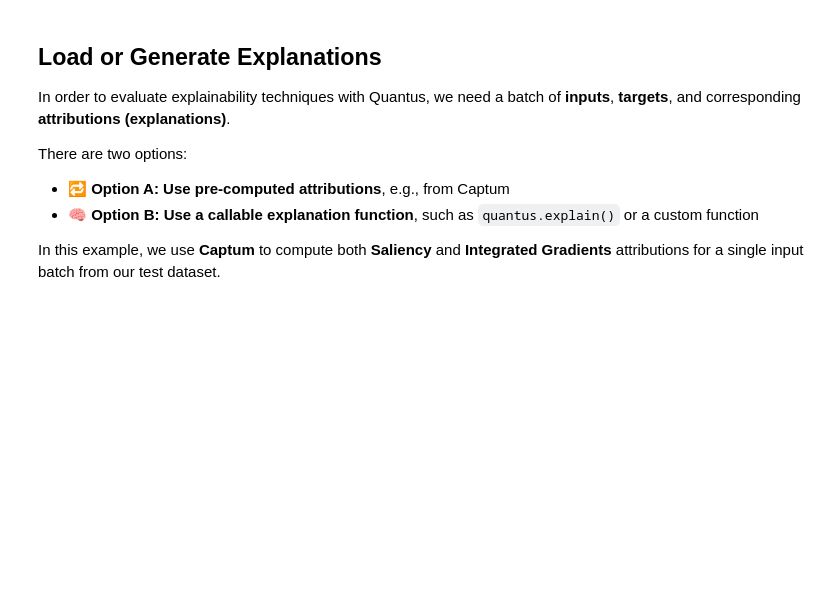
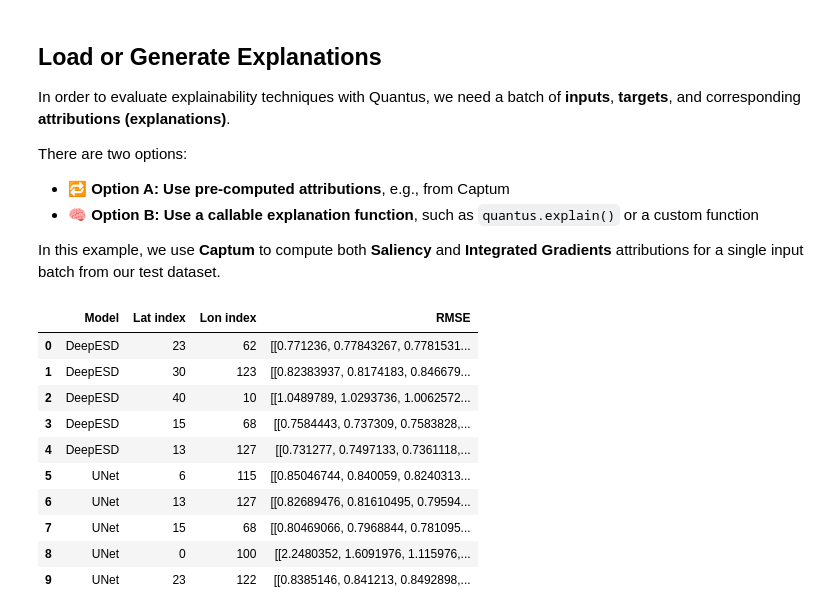
Before and after one commit to aperezvelasco/clear-climate-ws4, a Jupyter notebook: notebooks/explainability.ipynb, the cells around one changed output. Cells and saved outputs as stored; diff of their text form; code cells hidden in the pictures; blank space fills up the shorter version.

```diff
--- a/notebooks/explainability.ipynb
+++ b/notebooks/explainability.ipynb
@@ -151,5 +152,76 @@ There are two options:
 - 🧠 **Option B: Use a callable explanation function**, such as `quantus.explain()` or a custom function
 
 In this example, we use **Captum** to compute both **Saliency** and **Integrated Gradients** attributions for a single input batch from our test dataset.
+# %%
+# Load predictions and target data
+deepesd_ds = xr.open_dataset("../data/test_deepesd.nc")
+unet_ds = xr.open_dataset("../data/test_unet.nc")
+target_ds = xr.open_dataset("../data/test_cerra.nc")
+
+# Load data
+deepesd_np = xr.open_dataset("../data/test_deepesd.nc")[
+    "t2m"
+].values  # (time, lat, lon)
+unet_np = xr.open_dataset("../data/test_unet.nc")["t2m"].values
+target_np = xr.open_dataset("../data/test_cerra.nc")["t2m"].values
+
+# Ensure all arrays have shape (time, lat, lon)
+if target_np.shape != deepesd_np.shape:
+    target_np = np.transpose(target_np, (2, 0, 1))
+
+# Compute RMSE for each pixel (lat, lon)
+rmse_deepesd = np.sqrt(np.mean((deepesd_np - target_np) ** 2, axis=0))
+rmse_unet = np.sqrt(np.mean((unet_np - target_np) ** 2, axis=0))
+
+
+def select_diverse_high_error_pixels(error_map, num_pixels=5, min_distance=10):
+    flat_indices = np.argsort(error_map.ravel())[::-1]
+    lat_lon_indices = np.array(np.unravel_index(flat_indices, error_map.shape)).T
+
+    selected = []
+    for lat_idx, lon_idx in lat_lon_indices:
+        if all(
+            np.linalg.norm(np.array([lat_idx, lon_idx]) - np.array(p)) >= min_distance
+            for p in selected
+        ):
+            selected.append([lat_idx, lon_idx])
+        if len(selected) == num_pixels:
+            break
+
+    return selected
+
+
+# Apply to each RMSE map
+coords_deepesd = select_diverse_high_error_pixels(
+    rmse_deepesd, num_pixels=5, min_distance=10
+)
+coords_unet = select_diverse_high_error_pixels(rmse_unet, num_pixels=5, min_distance=10)
+
+
+import pandas as pd
+
+df = pd.DataFrame(
+    {
+        "Model": ["DeepESD"] * 5 + ["UNet"] * 5,
+        "Lat index": [c[0] for c in coords_deepesd + coords_unet],
+        "Lon index": [c[1] for c in coords_deepesd + coords_unet],
+        "RMSE": [rmse_deepesd[c] for c in coords_deepesd]
+        + [rmse_unet[c] for c in coords_unet],
+    }
+)
+
+display(df)
+# %% [output]
+|  | Model | Lat index | Lon index | RMSE |
+| 0 | DeepESD | 23 | 62 | [[0.771236, 0.77843267, 0.7781531... |
+| 1 | DeepESD | 30 | 123 | [[0.82383937, 0.8174183, 0.846679... |
+| 2 | DeepESD | 40 | 10 | [[1.0489789, 1.0293736, 1.0062572... |
+| 3 | DeepESD | 15 | 68 | [[0.7584443, 0.737309, 0.7583828,... |
+| 4 | DeepESD | 13 | 127 | [[0.731277, 0.7497133, 0.7361118,... |
+| 5 | UNet | 6 | 115 | [[0.85046744, 0.840059, 0.8240313... |
+| 6 | UNet | 13 | 127 | [[0.82689476, 0.81610495, 0.79594... |
+| 7 | UNet | 15 | 68 | [[0.80469066, 0.7968844, 0.781095... |
+| 8 | UNet | 0 | 100 | [[2.2480352, 1.6091976, 1.115976,... |
+| 9 | UNet | 23 | 122 | [[0.8385146, 0.841213, 0.8492898,... |
 # %%
 from captum.attr import Saliency, IntegratedGradients
```
Also changed, not shown: parts of 7 cells of this notebook, 9 other files.
